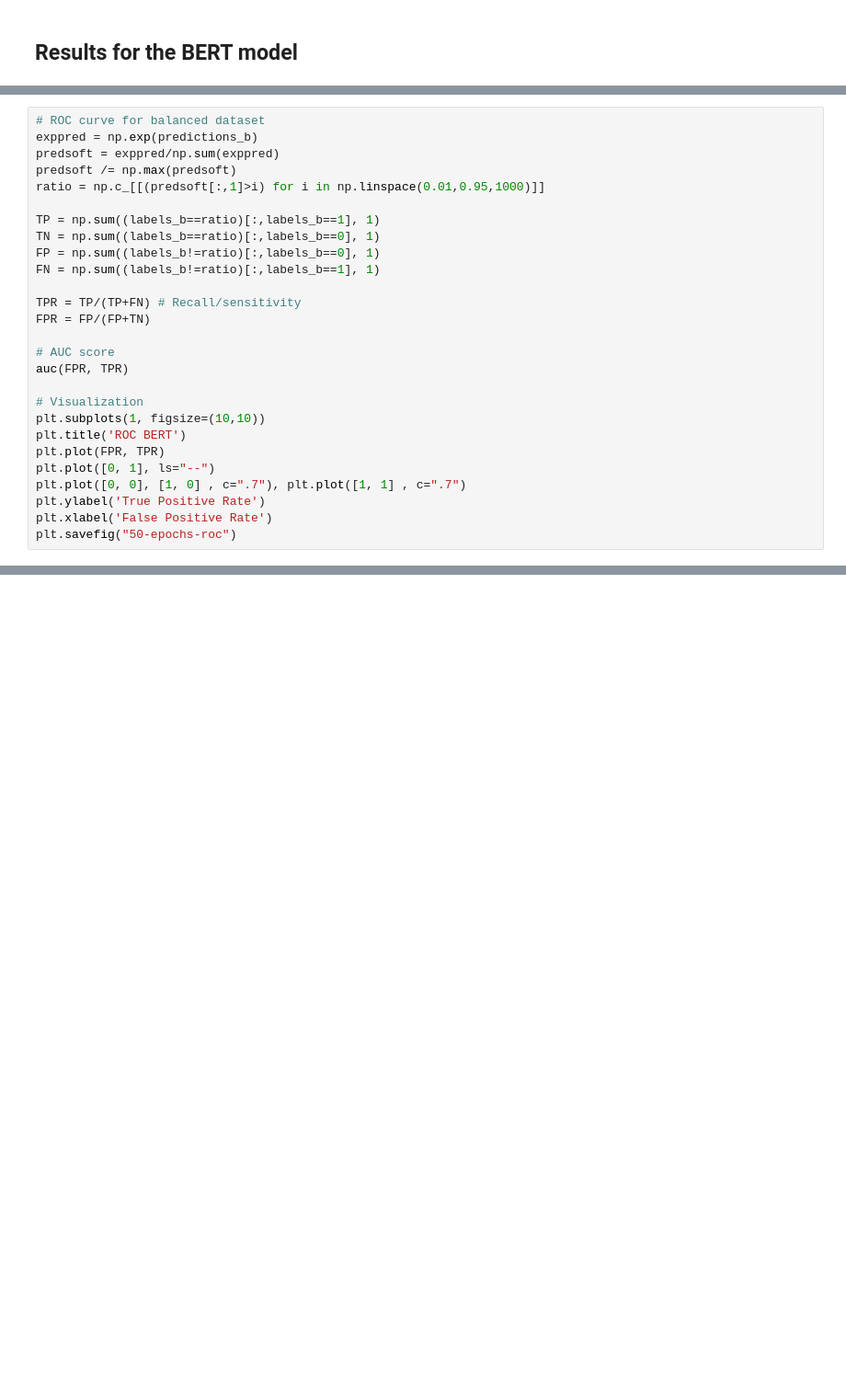
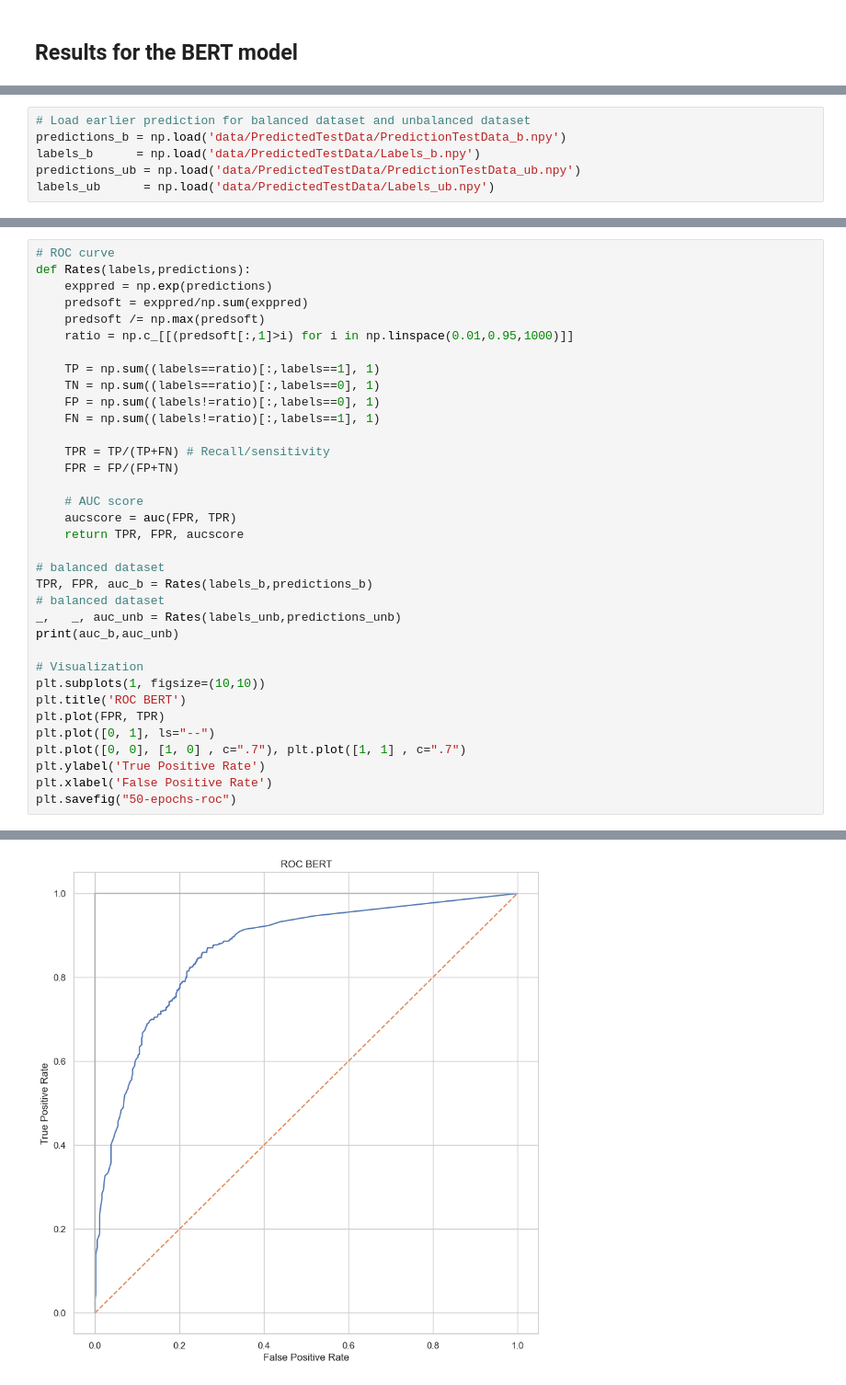
Before and after one commit to sunnivaolsrud/02456_deeplearning_project, a Jupyter notebook: src/Results.ipynb, the cells around one changed output, grey strips where cells are left out. Shown: that part at 92% size. Drawn from its saved outputs; the diff is of its cells as text; blank space fills up the shorter version.

Commit message:
added predictions and a runable results script

```diff
--- a/src/Results.ipynb
+++ b/src/Results.ipynb
@@ -153,3 +108,9 @@ labels_b      = np.load('src/data/PredictedTestData/Labels.npy')
+# %%
+# Load earlier prediction for balanced dataset and unbalanced dataset
+predictions_b = np.load('data/PredictedTestData/PredictionTestData_b.npy')
+labels_b      = np.load('data/PredictedTestData/Labels_b.npy')
+predictions_ub = np.load('data/PredictedTestData/PredictionTestData_ub.npy')
+labels_ub      = np.load('data/PredictedTestData/Labels_ub.npy')
 # %%
 # Get accuracy and examples
 #accuarcy
@@ -161,20 +125,28 @@ print(testset_unblanced['Tweet'][:2], testset_unblanced['Tweet'][175],testset_un
 # %%
-# ROC curve for balanced dataset
-exppred = np.exp(predictions_b)
-predsoft = exppred/np.sum(exppred)
-predsoft /= np.max(predsoft)
-ratio = np.c_[[(predsoft[:,1]>i) for i in np.linspace(0.01,0.95,1000)]]
+# ROC curve
+def Rates(labels,predictions):
+    exppred = np.exp(predictions)
+    predsoft = exppred/np.sum(exppred)
+    predsoft /= np.max(predsoft)
+    ratio = np.c_[[(predsoft[:,1]>i) for i in np.linspace(0.01,0.95,1000)]]
 
-TP = np.sum((labels_b==ratio)[:,labels_b==1], 1)
-TN = np.sum((labels_b==ratio)[:,labels_b==0], 1)
-FP = np.sum((labels_b!=ratio)[:,labels_b==0], 1)
-FN = np.sum((labels_b!=ratio)[:,labels_b==1], 1)
+    TP = np.sum((labels==ratio)[:,labels==1], 1)
+    TN = np.sum((labels==ratio)[:,labels==0], 1)
+    FP = np.sum((labels!=ratio)[:,labels==0], 1)
+    FN = np.sum((labels!=ratio)[:,labels==1], 1)
 
-TPR = TP/(TP+FN) # Recall/sensitivity
-FPR = FP/(FP+TN)
+    TPR = TP/(TP+FN) # Recall/sensitivity
+    FPR = FP/(FP+TN)
 
-# AUC score
-auc(FPR, TPR)
+    # AUC score
+    aucscore = auc(FPR, TPR)
+    return TPR, FPR, aucscore
+
+# balanced dataset
+TPR, FPR, auc_b = Rates(labels_b,predictions_b)
+# balanced dataset
+_,   _, auc_unb = Rates(labels_unb,predictions_unb)
+print(auc_b,auc_unb)
 
 # Visualization
 plt.subplots(1, figsize=(10,10))
@@ -185,3 +157,4 @@ plt.plot([0, 0], [1, 0] , c=".7"), plt.plot([1, 1] , c=".7")
 plt.ylabel('True Positive Rate')
 plt.xlabel('False Positive Rate')
 plt.savefig("50-epochs-roc")
+# %% [output]
@@ -188,3 +162,4 @@ plt.savefig("50-epochs-roc")
+[figure, added]
 # %%
 # Training and validation loss
 
```
Also changed, not shown: parts of 8 cells of this notebook, 4 other files.
